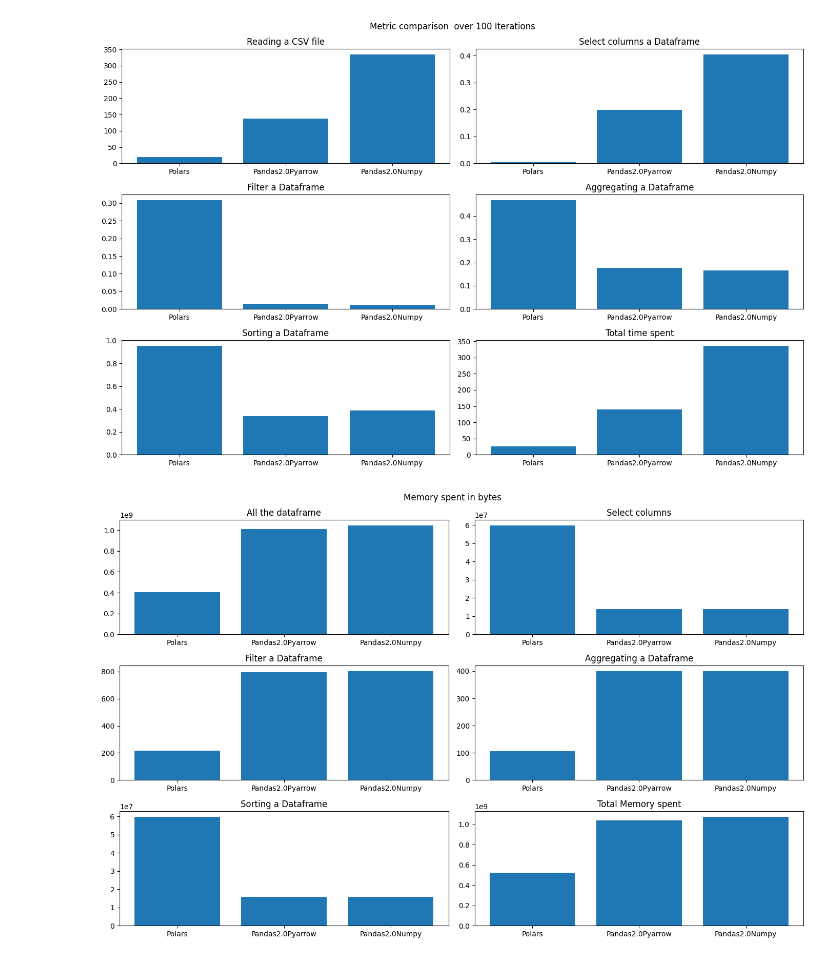
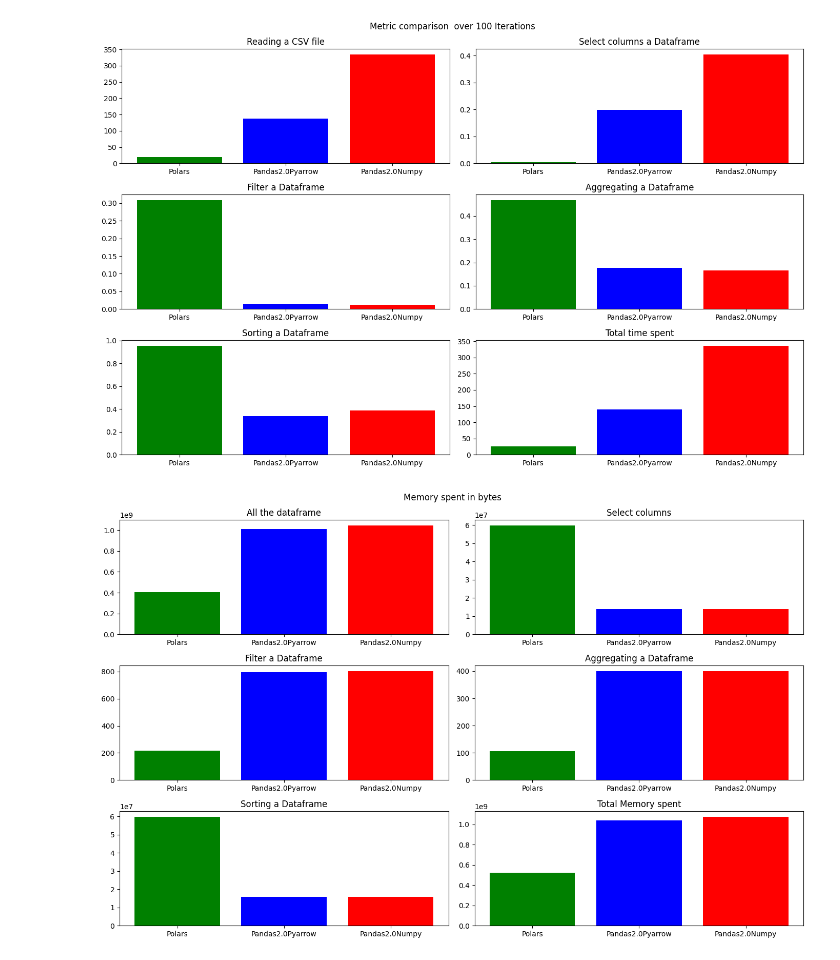
Before and after one commit to chenge97/PolarsVSPandas, a Jupyter notebook: Benchmark.ipynb, the cells around one changed output. Saved outputs shown, nothing was run; the diff lists cells and outputs as text; code cells hidden in the pictures.

```diff
--- a/Benchmark.ipynb
+++ b/Benchmark.ipynb
@@ -26,8 +28,13 @@ import matplotlib.pyplot as plt
 import polars as pl
 from collections import defaultdict
 # %%
-df_polars = pl.read_csv("Polars.csv")
-df_pandas_pyarrow = pl.read_csv("Pandas2.0Pyarrow.csv")
-df_pandas_numpy = pl.read_csv("Pandas2.0Numpy.csv")
+df_polars = pl.read_csv("Polars.csv").with_columns(file=pl.lit("Polars.csv"))
+df_pandas_pyarrow = pl.read_csv("Pandas2.0Pyarrow.csv").with_columns(file=pl.lit("Pandas2.0Pyarrow.csv"))
+df_pandas_numpy = pl.read_csv("Pandas2.0Numpy.csv").with_columns(file=pl.lit("Pandas2.0Numpy.csv"))
+df_all = pl.concat([df_polars,df_pandas_pyarrow,df_pandas_numpy])
 
 cols = ["Polars", "Pandas2.0Pyarrow", "Pandas2.0Numpy"]
+
+colors = ["green", "blue", "red"]
+with pl.Config(tbl_rows=100, tbl_cols= 100):
+    display(df_all)
@@ -34,5 +57,5 @@ cols = ["Polars", "Pandas2.0Pyarrow", "Pandas2.0Numpy"]
 # %%
-stats = [x for x in df_polars.columns if x not in ["type", "repetitions"]]
+stats = [x for x in df_polars.columns if x not in ["type", "repetitions", "file"]]
 type_c = "sum"
 dict_stats = defaultdict(list)
 for s in stats:
@@ -61,51 +84,51 @@ for i in range(len(cols)):
 fig, ((ax1, ax2), (ax3, ax4), (ax5, ax6)) = plt.subplots(3, 2,figsize=(14, 9))
 fig.suptitle(f'Metric comparison  over {REPETITIONS} Iterations')
 
-ax1.bar(cols, dict_stats["read_file"])
+ax1.bar(cols, dict_stats["read_file"], color=colors)
 ax1.title.set_text('Reading a CSV file')
 
-ax2.bar(cols, dict_stats["select"])
+ax2.bar(cols, dict_stats["select"], color=colors)
 ax2.title.set_text('Select columns a Dataframe')
 
-ax3.bar(cols, dict_stats["filter"])
+ax3.bar(cols, dict_stats["filter"], color=colors)
 ax3.title.set_text('Filter a Dataframe')
 
-ax4.bar(cols, dict_stats["agg"])
+ax4.bar(cols, dict_stats["agg"], color=colors)
 ax4.title.set_text('Aggregating a Dataframe')
 
-ax5.bar(cols, dict_stats["sort"])
+ax5.bar(cols, dict_stats["sort"], color=colors)
 ax5.title.set_text('Sorting a Dataframe')
 
-ax6.bar(cols, total_list)
+ax6.bar(cols, total_list, color=colors)
 ax6.title.set_text('Total time spent')
 
 plt.tight_layout()
 plt.show()
 # %% [output]
-[figure, old version]
+[figure, new version]
 # %%
 fig, ((ax1, ax2), (ax3, ax4), (ax5, ax6)) = plt.subplots(3, 2,figsize=(14, 9))
-fig.suptitle(f'Memory spent in bytes')
+fig.suptitle('Memory spent in bytes')
 
-ax1.bar(cols, dict_stats["memory_size_read"])
+ax1.bar(cols, dict_stats["memory_size_read"], color=colors)
 ax1.title.set_text('All the dataframe')
 
-ax2.bar(cols, dict_stats["memory_size_select"])
+ax2.bar(cols, dict_stats["memory_size_select"], color=colors)
 ax2.title.set_text('Select columns')
 
-ax3.bar(cols, dict_stats["memory_size_filter"])
+ax3.bar(cols, dict_stats["memory_size_filter"], color=colors)
 ax3.title.set_text('Filter a Dataframe')
 
-ax4.bar(cols, dict_stats["memory_size_agg"])
+ax4.bar(cols, dict_stats["memory_size_agg"], color=colors)
 ax4.title.set_text('Aggregating a Dataframe')
 
-ax5.bar(cols, dict_stats["memory_size_sort"])
+ax5.bar(cols, dict_stats["memory_size_sort"], color=colors)
 ax5.title.set_text('Sorting a Dataframe')
 
-ax6.bar(cols, total_list_memory)
+ax6.bar(cols, total_list_memory, color=colors)
 ax6.title.set_text('Total Memory spent')
 
 plt.tight_layout()
 plt.show()
 # %% [output]
-[figure, old version]
+[figure, new version]
```
Also changed, not shown: parts of 3 cells of this notebook.
